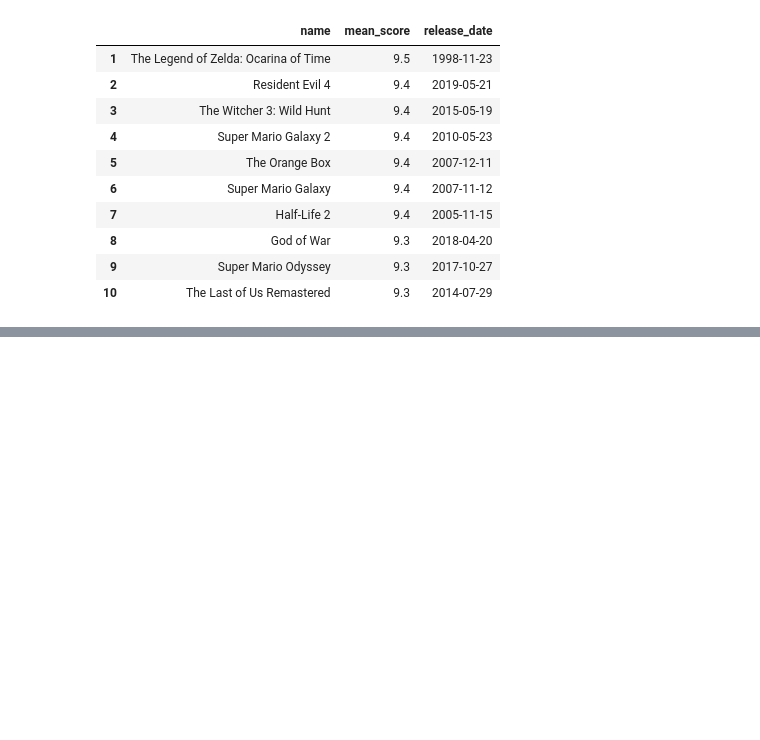
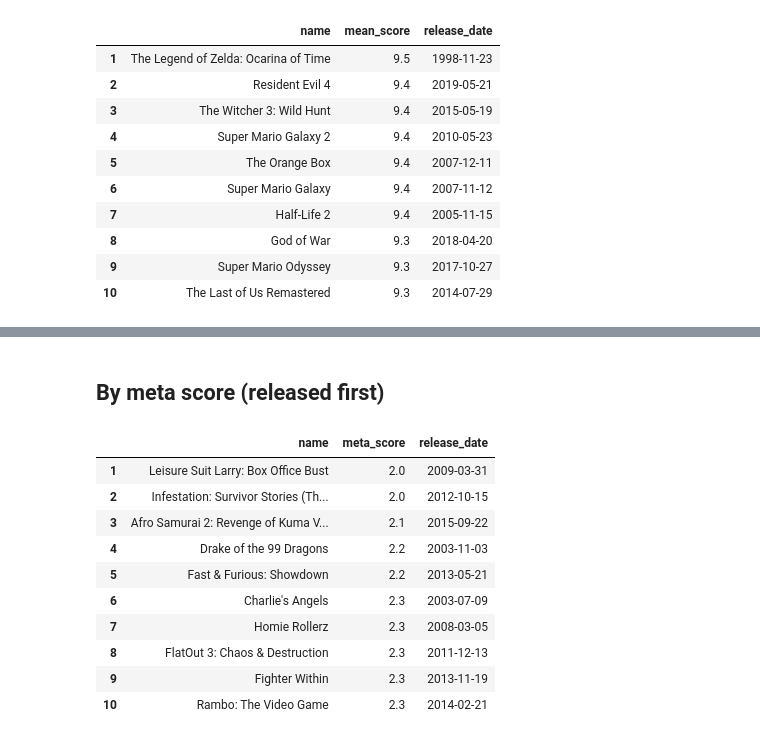
Before and after one commit to L-Carlos/metacritic-games-1995-2021, a Jupyter notebook: game_reviews.ipynb, the cells around one changed output, grey strips where cells are left out. Saved outputs shown, nothing was run; the diff lists cells and outputs as text; code cells hidden in the pictures; blank space fills up the shorter version.

Commit message:
added worst scores analysis

```diff
--- a/game_reviews.ipynb
+++ b/game_reviews.ipynb
@@ -302,0 +306,23 @@ view_group_n(
+# %% [markdown]
+## By meta score (released first)
+# %%
+view_group_n(
+    games_reviews,
+    groupby_fields=["name"],
+    value_fields=["meta_score", "release_date"],
+    agg_funcs=["min", "min"],
+    sort_by=["meta_score", "release_date"],
+    asc=[True, True],
+)
+# %% [output]
+|  | name | meta_score | release_date |
+| 1 | Leisure Suit Larry: Box Office Bust | 2.0 | 2009-03-31 |
+| 2 | Infestation: Survivor Stories (Th... | 2.0 | 2012-10-15 |
+| 3 | Afro Samurai 2: Revenge of Kuma V... | 2.1 | 2015-09-22 |
+| 4 | Drake of the 99 Dragons | 2.2 | 2003-11-03 |
+| 5 | Fast & Furious: Showdown | 2.2 | 2013-05-21 |
+| 6 | Charlie's Angels | 2.3 | 2003-07-09 |
+| 7 | Homie Rollerz | 2.3 | 2008-03-05 |
+| 8 | FlatOut 3: Chaos & Destruction | 2.3 | 2011-12-13 |
+| 9 | Fighter Within | 2.3 | 2013-11-19 |
+| 10 | Rambo: The Video Game | 2.3 | 2014-02-21 |
```
Also changed, not shown: parts of 11 cells of this notebook.
